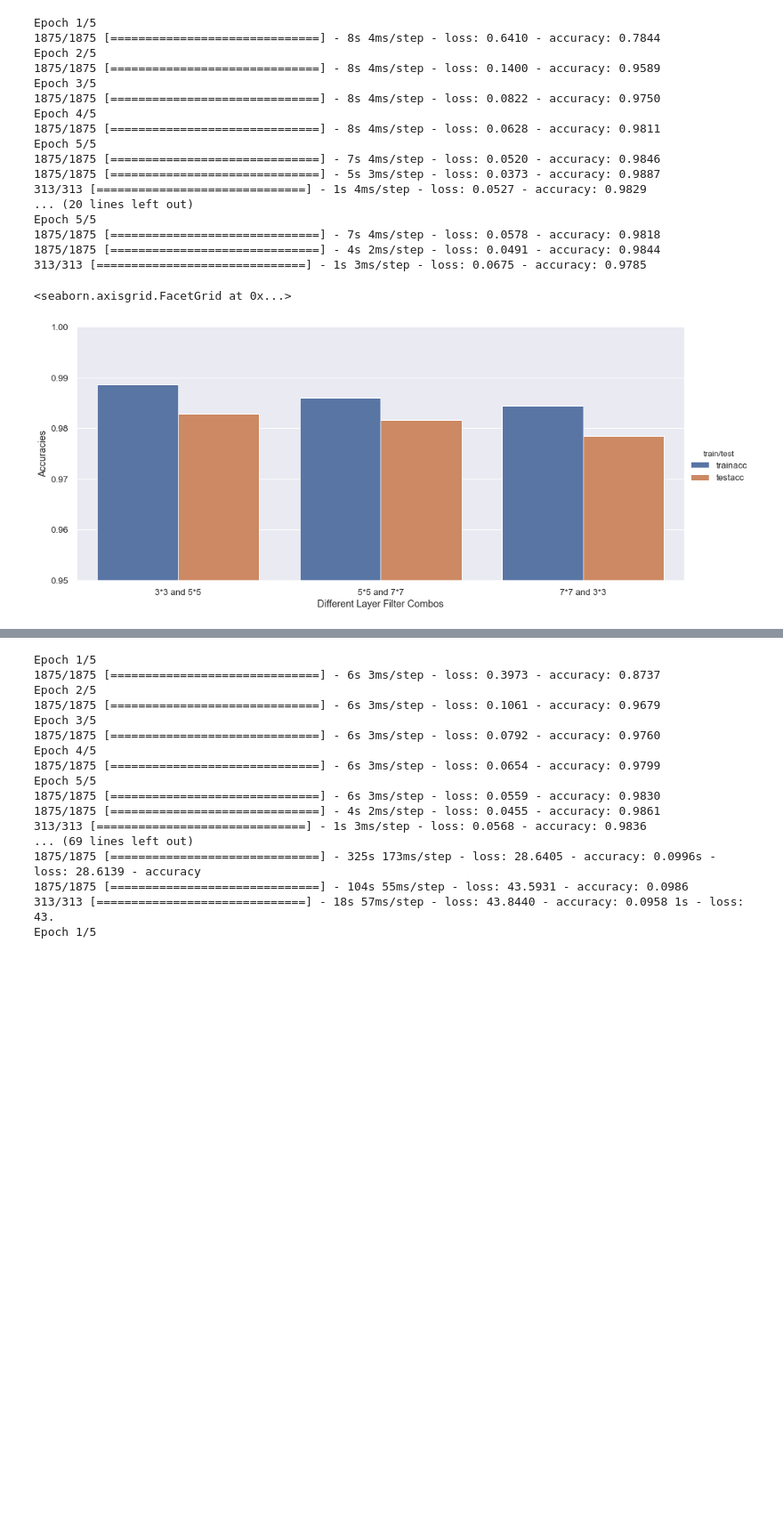
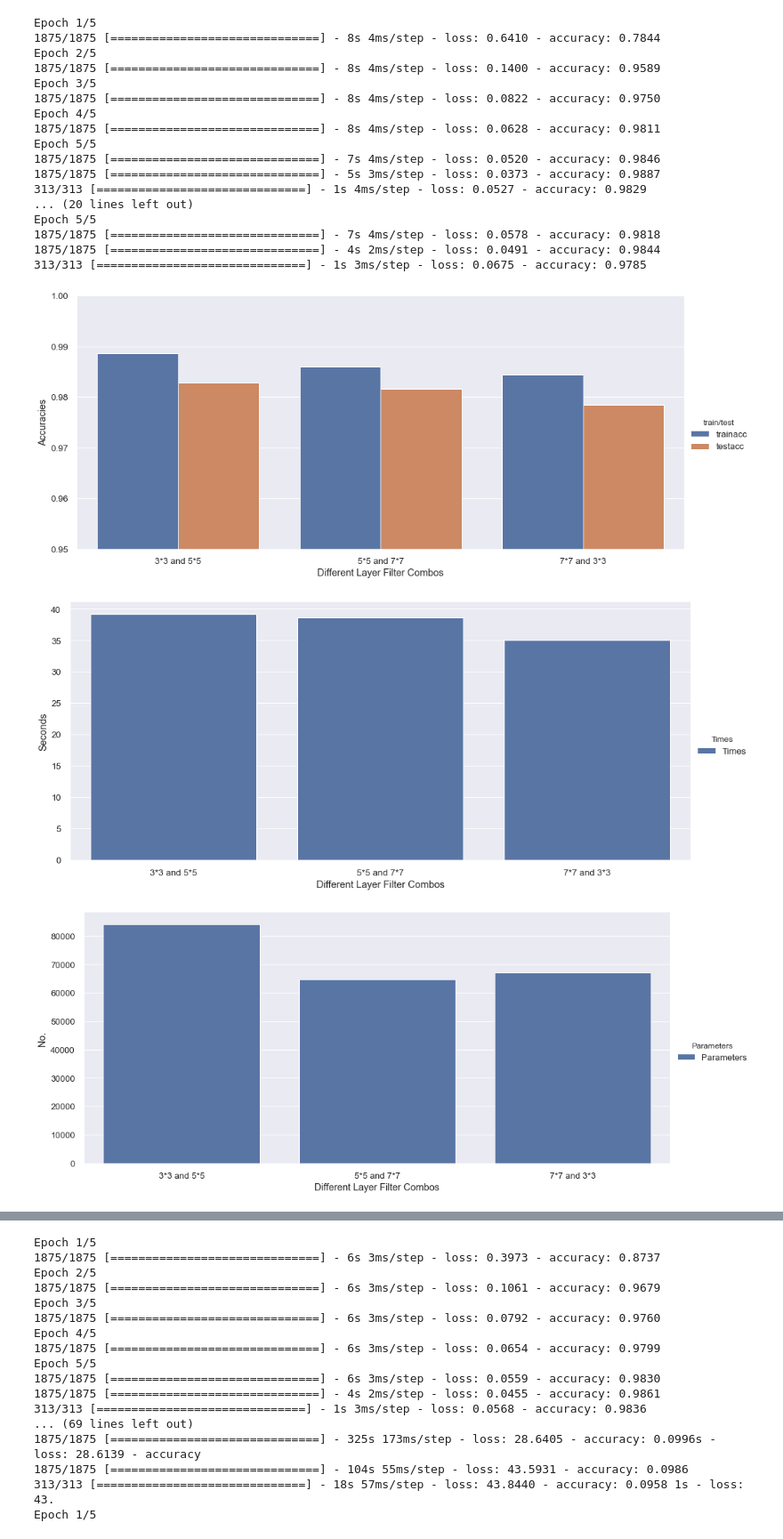
Before and after one commit to jatingupta-2000/DL-Labs, a Jupyter notebook: E18CSE140_DL_Lab6.ipynb, the cells around one changed output, grey strips where cells are left out. Shown at 89% size. Drawn from its saved outputs; the diff is of its cells as text; code cells hidden in the pictures; blank space fills up the shorter version.

```diff
--- a/E18CSE140_DL_Lab6.ipynb
+++ b/E18CSE140_DL_Lab6.ipynb
@@ -422,16 +378,29 @@ Epoch 5/5
 # %%
 import matplotlib.pyplot as plt
 import seaborn as sns
 plt.style.use('seaborn')
 sns.set(font_scale=1.2)
 data={'Different Layer Filter Combos':["3*3 and 5*5","5*5 and 7*7","7*7 and 3*3"]
       ,'trainacc':trainaccsizef
       ,'testacc':testaccsizef}
 df=pd.DataFrame(data)
 df = pd.melt(df, id_vars="Different Layer Filter Combos", var_name="train/test", value_name="Accuracies")
 nls=sns.catplot(x='Different Layer Filter Combos', y='Accuracies', hue='train/test',
             data=df, kind='bar',height=6.27, aspect=13.7/6.27)
 nls.set(ylim=(0.95,1))
+data={'Different Layer Filter Combos':["3*3 and 5*5","5*5 and 7*7","7*7 and 3*3"]
+      ,'Times':timessizef}
+df=pd.DataFrame(data)
+df = pd.melt(df, id_vars="Different Layer Filter Combos", var_name="Times", value_name="Seconds")
+nls=sns.catplot(x='Different Layer Filter Combos', y='Seconds', hue='Times',
+            data=df, kind='bar',height=6.27, aspect=13.7/6.27)
+data={'Different Layer Filter Combos':["3*3 and 5*5","5*5 and 7*7","7*7 and 3*3"]
+      ,'Parameters':paramssizef}
+df=pd.DataFrame(data)
+df = pd.melt(df, id_vars="Different Layer Filter Combos", var_name="Parameters", value_name="No. ")
+nls=sns.catplot(x='Different Layer Filter Combos', y='No. ', hue='Parameters',
+            data=df, kind='bar',height=6.27, aspect=13.7/6.27)
 # %% [output]
-<seaborn.axisgrid.FacetGrid at 0x...>
 [figure]
+[figure, added]
+[figure, added]
```
Also changed, not shown: parts of 18 cells of this notebook.
